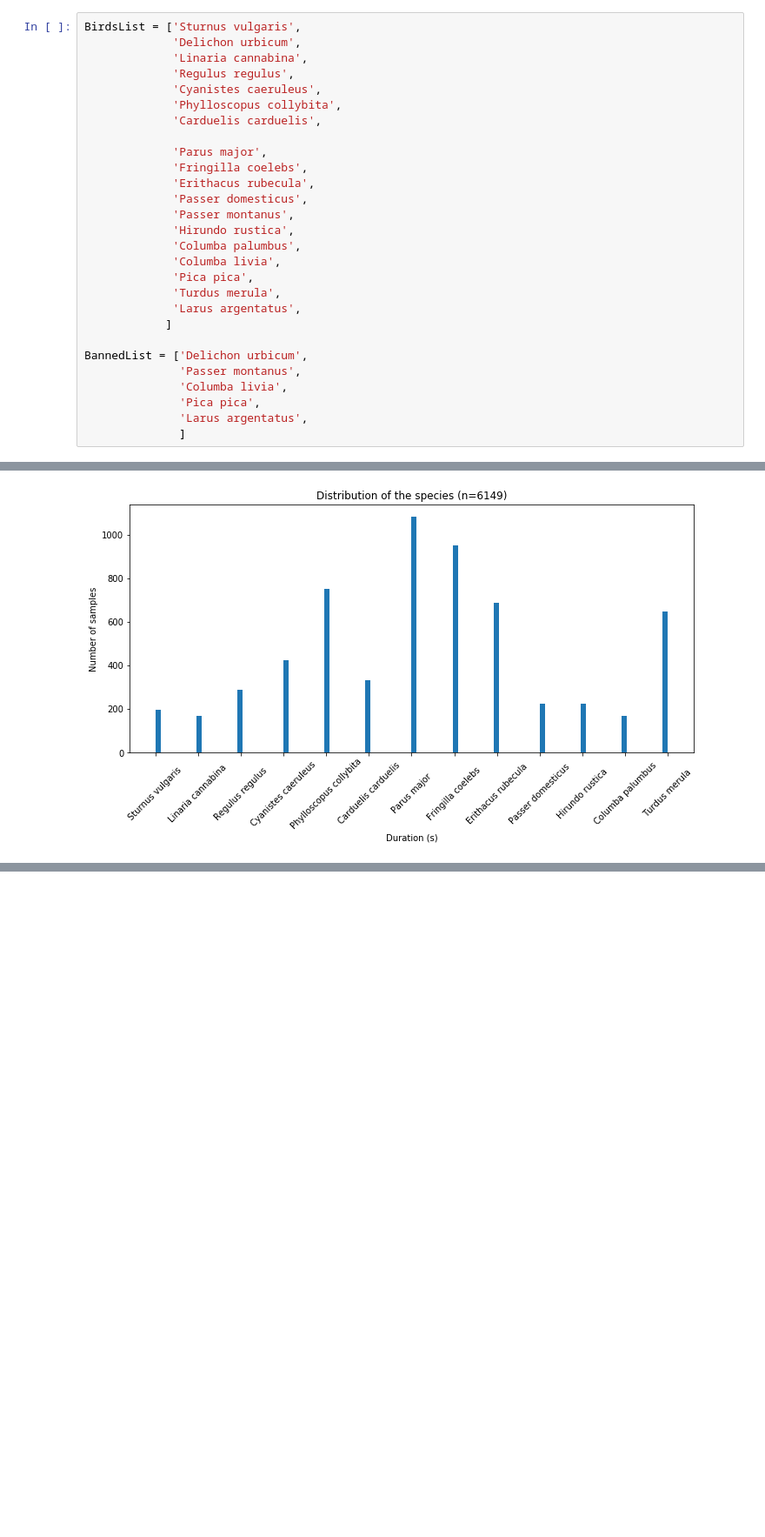
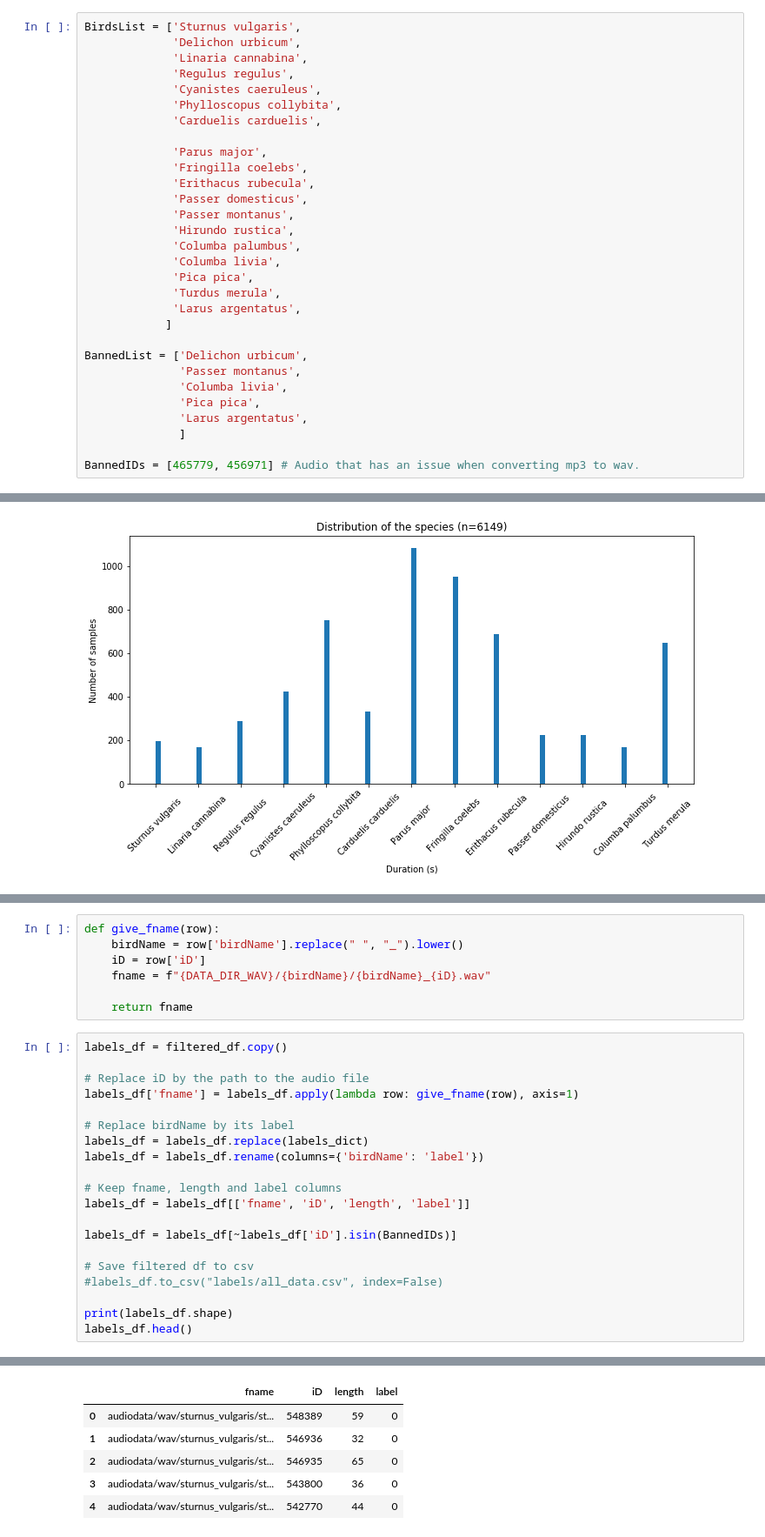
Before and after one commit to Richuo/Audio-Tagging-Silent-Cities, a Jupyter notebook: notebooks/create_birds_dataset.ipynb, the cells around one changed output, grey strips where cells are left out. Shown at 87% size. Saved outputs shown, nothing was run; the diff lists cells and outputs as text; blank space fills up the shorter version.

```diff
--- a/create_birds_dataset.ipynb
+++ b/notebooks/create_birds_dataset.ipynb
@@ -50,6 +51,8 @@ BannedList = ['Delichon urbicum',
               'Pica pica',
               'Larus argentatus',
               ]
+
+BannedIDs = [465779, 456971] # Audio that has an issue when converting mp3 to wav.
 # %%
 def retrieve_jsondata(birdName, page=1):
     """
@@ -272,0 +293,28 @@ Number of total valid samples: 6149
+# %%
+def give_fname(row):
+    birdName = row['birdName'].replace(" ", "_").lower()
+    iD = row['iD']
+    fname = f"{DATA_DIR_WAV}/{birdName}/{birdName}_{iD}.wav"
+
+    return fname
+# %%
+labels_df = filtered_df.copy()
+
+# Replace iD by the path to the audio file
+labels_df['fname'] = labels_df.apply(lambda row: give_fname(row), axis=1)
+
+# Replace birdName by its label
+labels_df = labels_df.replace(labels_dict)
+labels_df = labels_df.rename(columns={'birdName': 'label'})
+
+# Keep fname, length and label columns
+labels_df = labels_df[['fname', 'iD', 'length', 'label']]
+
+labels_df = labels_df[~labels_df['iD'].isin(BannedIDs)]
+
+# Save filtered df to csv
+#labels_df.to_csv("labels/all_data.csv", index=False)
+
+print(labels_df.shape)
+labels_df.head()
+# %% [output]
@@ -272,0 +322,6 @@ Number of total valid samples: 6149
+|  | fname | iD | length | label |
+| 0 | audiodata/wav/sturnus_vulgaris/st... | 548389 | 59 | 0 |
+| 1 | audiodata/wav/sturnus_vulgaris/st... | 546936 | 32 | 0 |
+| 2 | audiodata/wav/sturnus_vulgaris/st... | 546935 | 65 | 0 |
+| 3 | audiodata/wav/sturnus_vulgaris/st... | 543800 | 36 | 0 |
+| 4 | audiodata/wav/sturnus_vulgaris/st... | 542770 | 44 | 0 |
```
Also changed, not shown: parts of 5 cells of this notebook, 12 other files.
